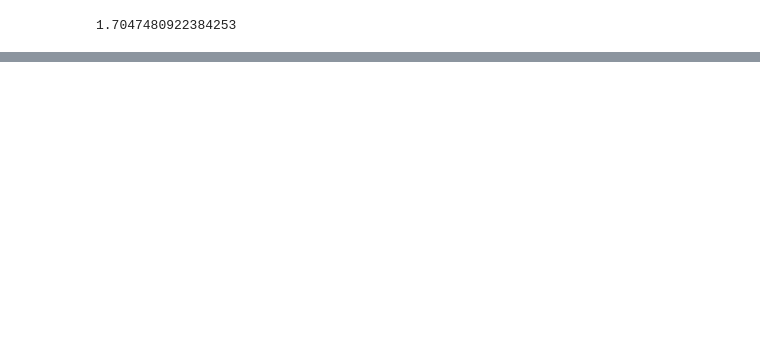
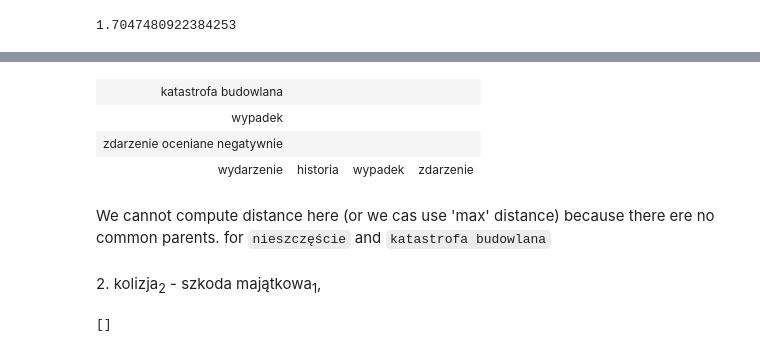
Before and after one commit to JakDar/nlp-lab-2019, a Jupyter notebook: lab6/Untitled.ipynb, the cells around one changed output, grey strips where cells are left out. Saved outputs shown, nothing was run; the diff lists cells and outputs as text; code cells hidden in the pictures; blank space fills up the shorter version.

```diff
--- a/lab6/Untitled.ipynb
+++ b/lab6/Untitled.ipynb
@@ -707,0 +722,19 @@ lch(syn1,syn2)
+# %%
+seq(kb_parents).map(senses_for_synset)
+# %% [output]
+| katastrofa budowlana |  |  |  |
+| wypadek |  |  |  |
+| zdarzenie oceniane negatywnie |  |  |  |
+| wydarzenie | historia | wypadek | zdarzenie |
+# %% [markdown]
+We cannot compute distance here (or we cas use 'max' distance) because there ere no common parents. for `nieszczęście` and `katastrofa budowlana`
+# %% [markdown]
+   2\. kolizja<sub>2</sub> - szkoda majątkowa<sub>1</sub>,
+# %%
+# syn1,syn2 = synset_id_for_word("kolizja",2),synset_id_for_word("szkoda majątkowa",1) #TODO
+# lch(syn1, syn2)
+
+# Not able to find szkoda majątkowa, because cannot find sese like this one
+senses_search("szkoda majątkowa")
+# %% [output]
+[]
```
Also changed, not shown: parts of 21 cells of this notebook.
